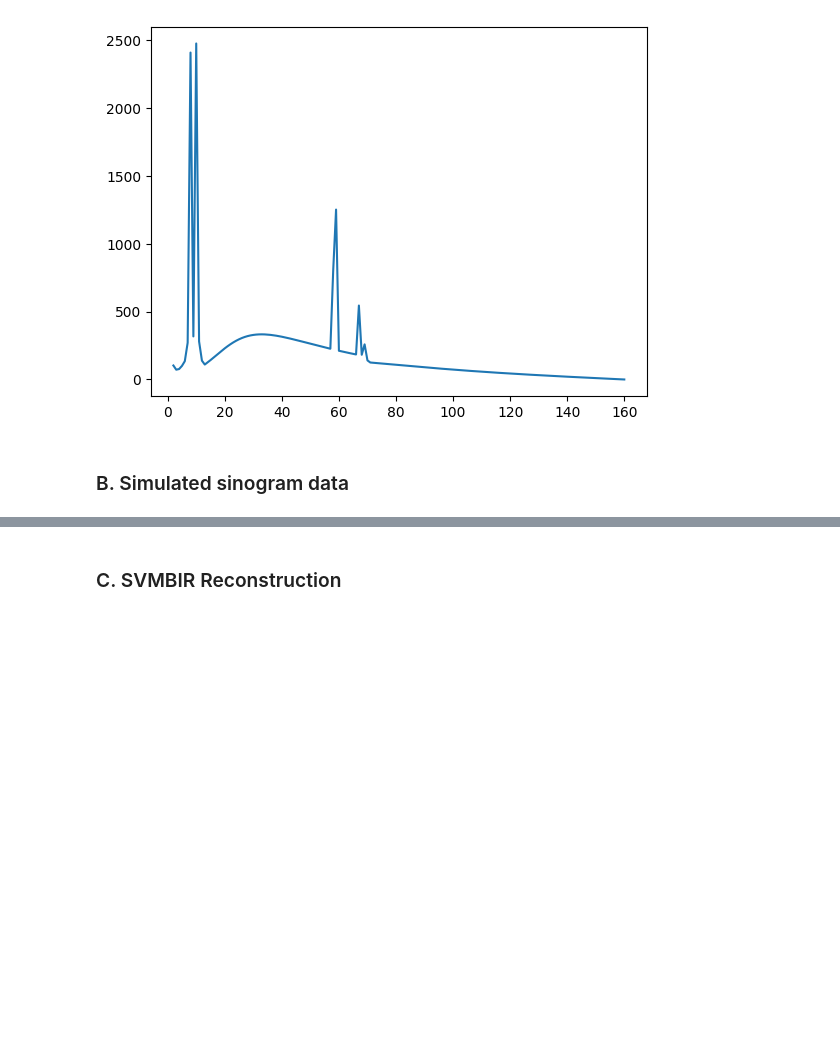
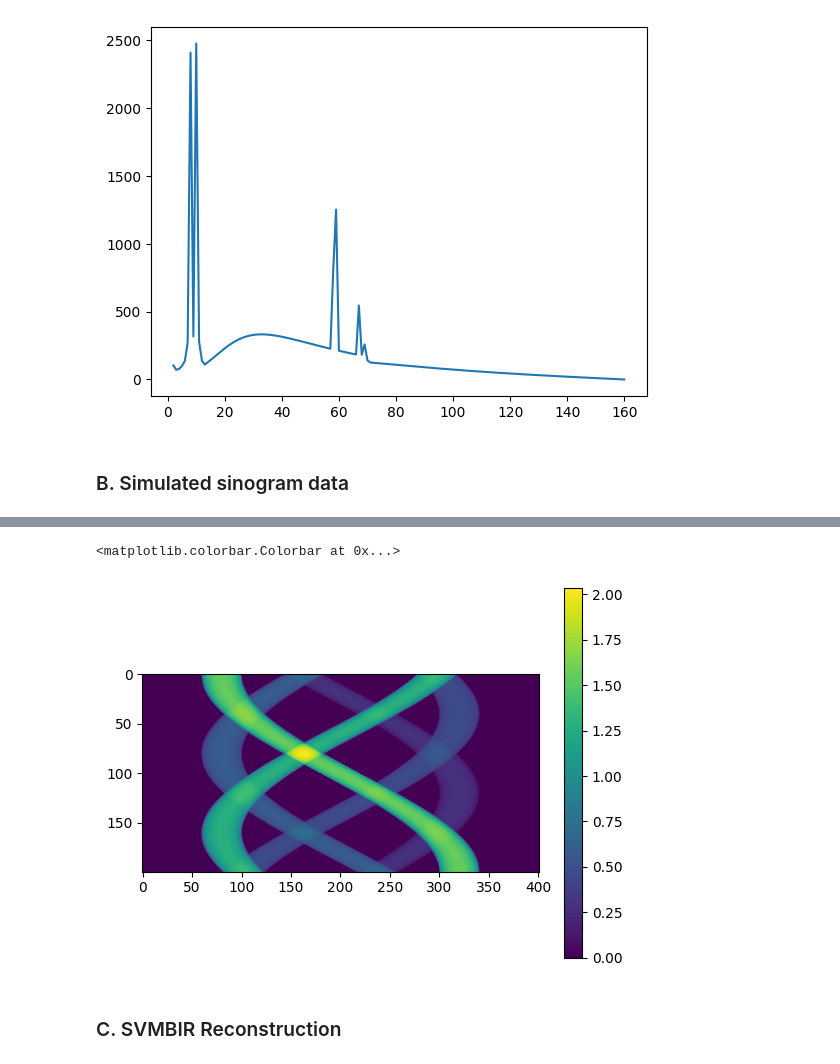
Before and after one commit to cabouman/xcal, a Jupyter notebook: examples/notebook/obj_detection.ipynb, the cells around one changed output, grey strips where cells are left out. Drawn from its saved outputs; the diff is of its cells as text; code cells hidden in the pictures; blank space fills up the shorter version.

```diff
--- a/examples/notebook/obj_detection.ipynb
+++ b/examples/notebook/obj_detection.ipynb
@@ -94,3 +112,9 @@ Found system matrix: /Users/damonli/.cache/svmbir/sysmatrix/996957c36a360680df18
+# %%
+plt.imshow(sino[:,0])
+plt.colorbar()
+# %% [output]
+<matplotlib.colorbar.Colorbar at 0x...>
+[figure, added]
 # %% [markdown]
 ### C. SVMBIR Reconstruction
 # %%
```
Also changed, not shown: parts of 4 cells of this notebook, 4 other files.
